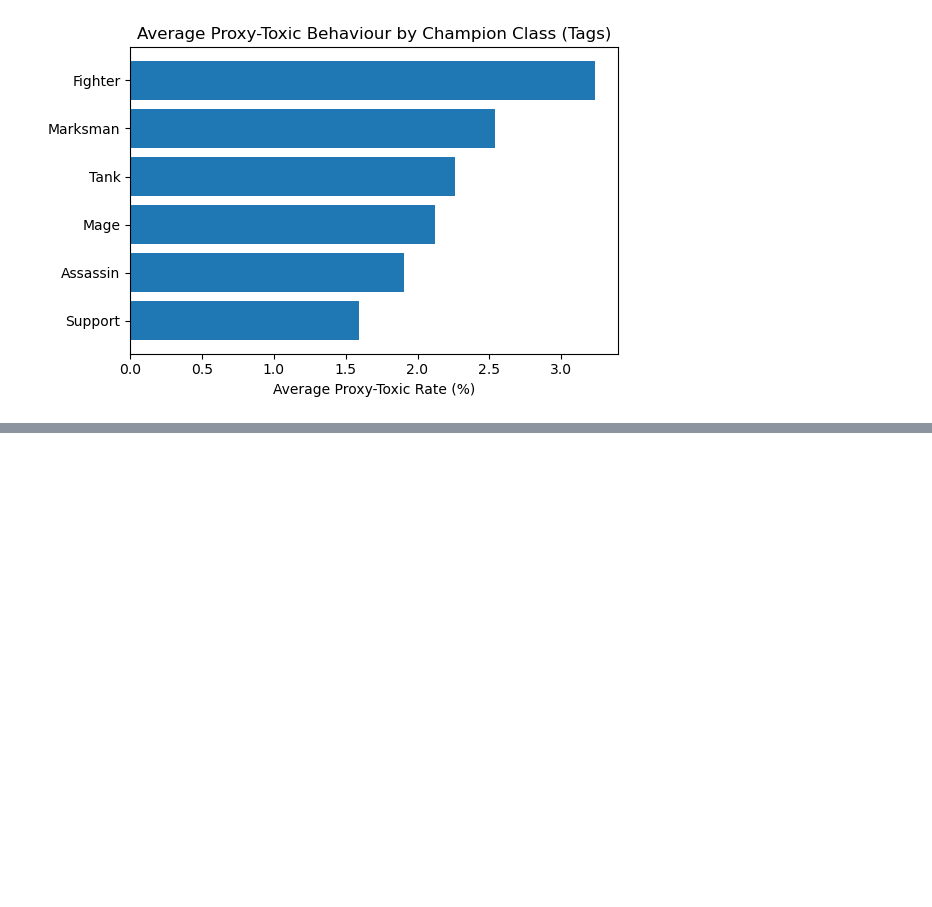
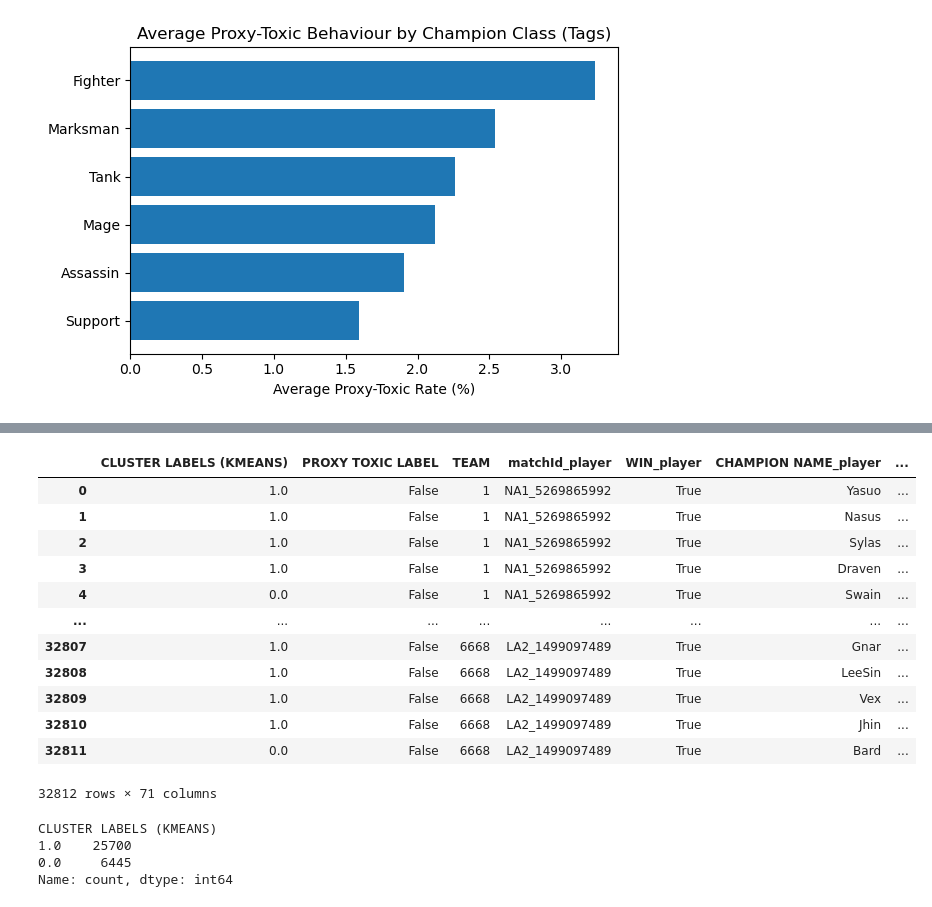
Before and after one commit to lybytes/lol-toxicity-analysis, a Jupyter notebook: ST445_Project_Main v2.ipynb, the cells around one changed output, grey strips where cells are left out. Cells and saved outputs as stored; diff of their text form; code cells hidden in the pictures; blank space fills up the shorter version.

```diff
--- a/ST445_Project_Main v2.ipynb
+++ b/ST445_Project_Main v2.ipynb
@@ -2010,0 +2101,23 @@ plt.show()
+# %%
+df_full_clean
+# %% [output]
+|  | CLUSTER LABELS (KMEANS) | PROXY TOXIC LABEL | TEAM | matchId_player | WIN_player | CHAMPION NAME_player | ... |
+| 0 | 1.0 | False | 1 | NA1_5269865992 | True | Yasuo | ... |
+| 1 | 1.0 | False | 1 | NA1_5269865992 | True | Nasus | ... |
+| 2 | 1.0 | False | 1 | NA1_5269865992 | True | Sylas | ... |
+| 3 | 1.0 | False | 1 | NA1_5269865992 | True | Draven | ... |
+| 4 | 0.0 | False | 1 | NA1_5269865992 | True | Swain | ... |
+| ... | ... | ... | ... | ... | ... | ... | ... |
+| 32807 | 1.0 | False | 6668 | LA2_1499097489 | True | Gnar | ... |
+| 32808 | 1.0 | False | 6668 | LA2_1499097489 | True | LeeSin | ... |
+| 32809 | 1.0 | False | 6668 | LA2_1499097489 | True | Vex | ... |
+| 32810 | 1.0 | False | 6668 | LA2_1499097489 | True | Jhin | ... |
+| 32811 | 0.0 | False | 6668 | LA2_1499097489 | True | Bard | ... |
+32812 rows × 71 columns
+# %%
+df_full_clean['CLUSTER LABELS (KMEANS)'].value_counts()
+# %% [output]
+CLUSTER LABELS (KMEANS)
+1.0    25700
+0.0     6445
+Name: count, dtype: int64
```
Also changed, not shown: parts of 19 cells of this notebook.
